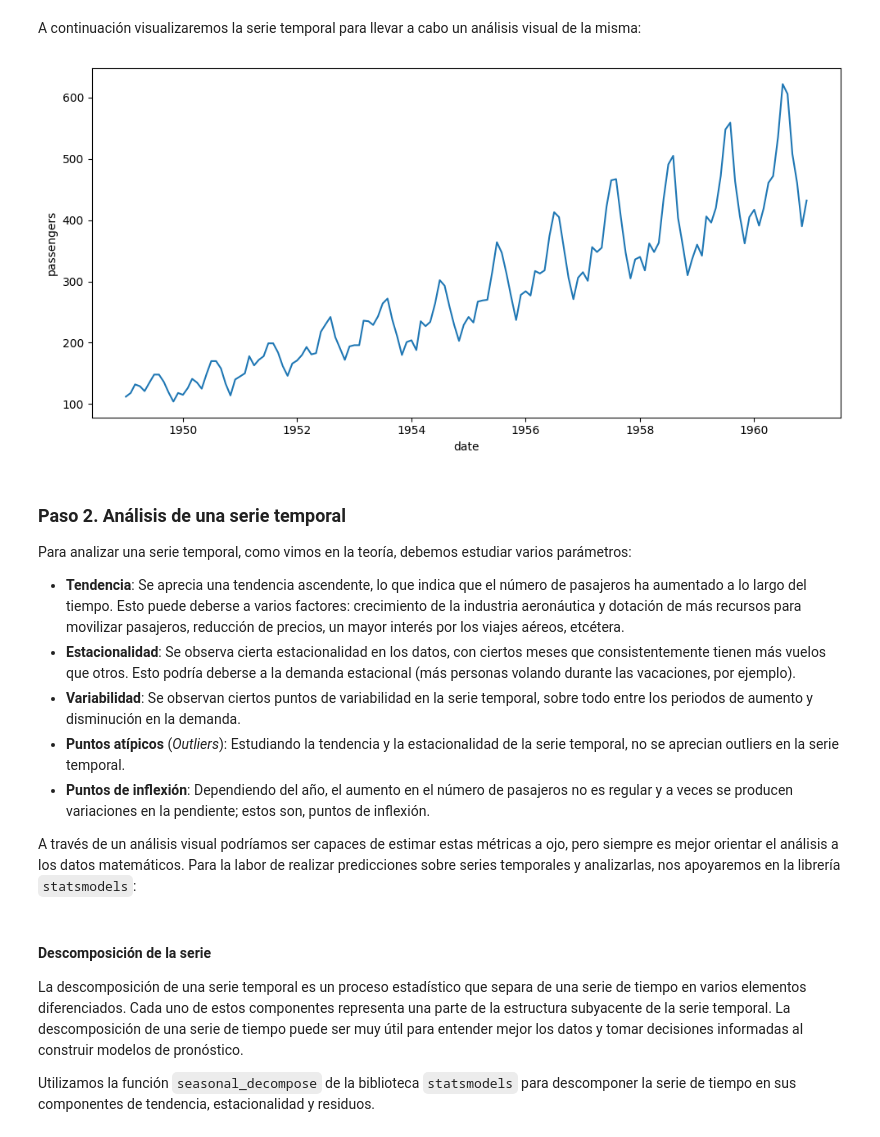
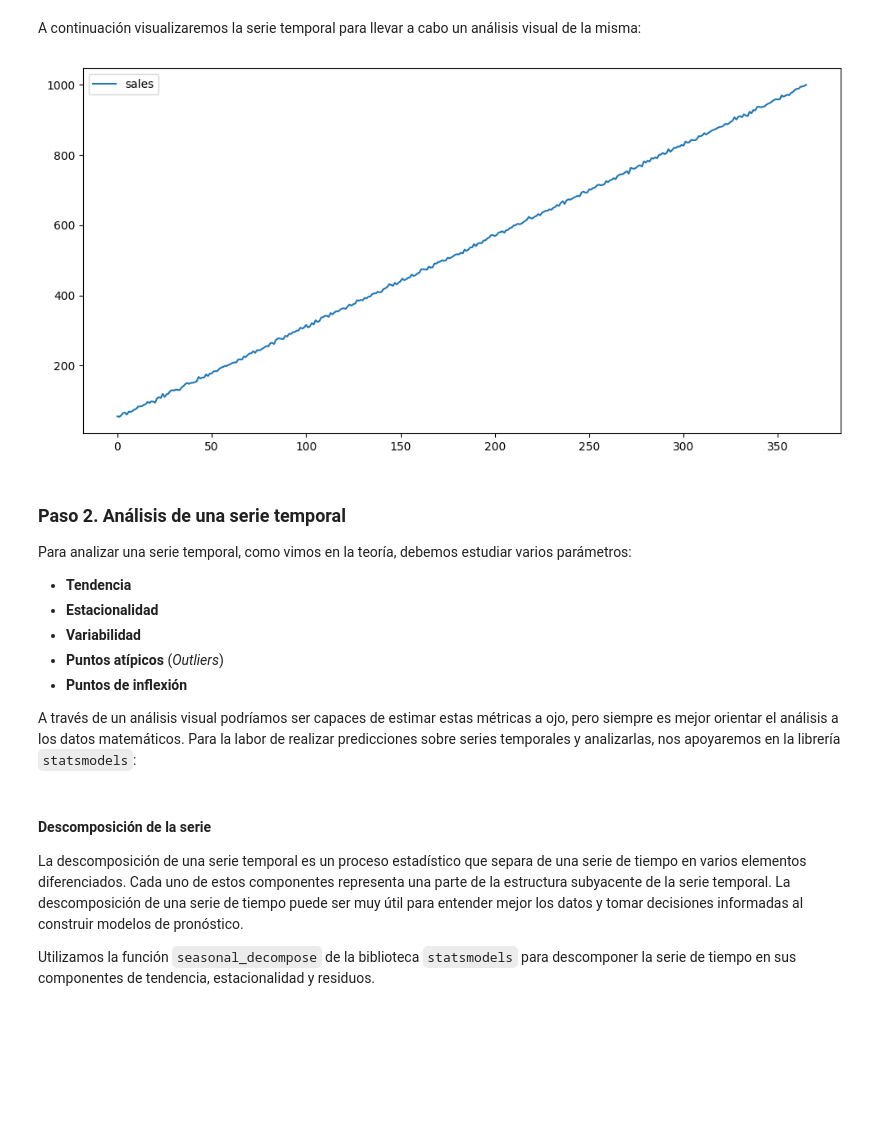
Before and after one commit to 4GeeksAcademy/Wiston_Travieso-Time_Series, a Jupyter notebook: src/exploring-time-series.es.ipynb, the cells around one changed output. Saved outputs shown, nothing was run; the diff lists cells and outputs as text; code cells hidden in the pictures; blank space fills up the shorter version.

Commit message:
Punto 1

```diff
--- a/src/exploring-time-series.es.ipynb
+++ b/src/exploring-time-series.es.ipynb
@@ -39,0 +9,5 @@ dtype: int64
+# %%
+url = "https://breathecode.herokuapp.com/asset/internal-link?id=2546&path=sales.csv"
+# %%
+total_data = pd.read_csv(url)
+total_data.head()
@@ -42,25 +23,25 @@ A continuación visualizaremos la serie temporal para llevar a cabo un análisis
 # %%
 import matplotlib.pyplot as plt
 
 fig, axis = plt.subplots(figsize = (10, 5))
 
-sns.lineplot(data = ts)
+sns.lineplot(data = total_data)
 
 plt.tight_layout()
 
 plt.show()
 # %% [output]
-[figure, old version]
+[figure, new version]
 # %% [markdown]
 ### Paso 2. Análisis de una serie temporal
 
 Para analizar una serie temporal, como vimos en la teoría, debemos estudiar varios parámetros:
 
-- **Tendencia**: Se aprecia una tendencia ascendente, lo que indica que el número de pasajeros ha aumentado a lo largo del tiempo. Esto puede deberse a varios factores: crecimiento de la industria aeronáutica y dotación de más recursos para movilizar pasajeros, reducción de precios, un mayor interés por los viajes aéreos, etcétera.
-- **Estacionalidad**: Se observa cierta estacionalidad en los datos, con ciertos meses que consistentemente tienen más vuelos que otros. Esto podría deberse a la demanda estacional (más personas volando durante las vacaciones, por ejemplo).
-- **Variabilidad**: Se observan ciertos puntos de variabilidad en la serie temporal, sobre todo entre los periodos de aumento y disminución en la demanda.
-- **Puntos atípicos** (*Outliers*): Estudiando la tendencia y la estacionalidad de la serie temporal, no se aprecian outliers en la serie temporal.
-- **Puntos de inflexión**: Dependiendo del año, el aumento en el número de pasajeros no es regular y a veces se producen variaciones en la pendiente; estos son, puntos de inflexión.
+- **Tendencia**
+- **Estacionalidad**
+- **Variabilidad**
+- **Puntos atípicos** (*Outliers*)
+- **Puntos de inflexión**
 
 A través de un análisis visual podríamos ser capaces de estimar estas métricas a ojo, pero siempre es mejor orientar el análisis a los datos matemáticos. Para la labor de realizar predicciones sobre series temporales y analizarlas, nos apoyaremos en la librería `statsmodels`:
 # %% [markdown]
```
Also changed, not shown: parts of 8 cells of this notebook.
